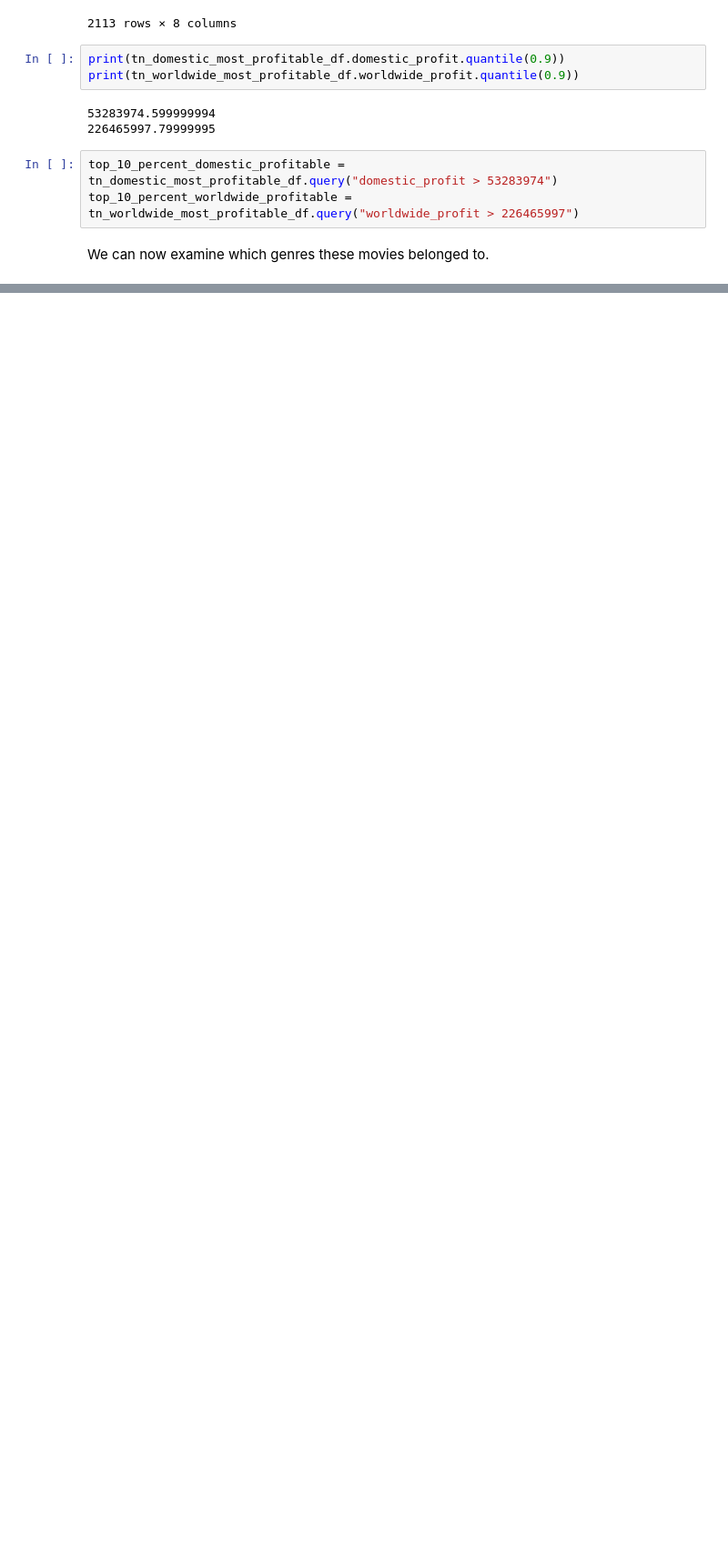
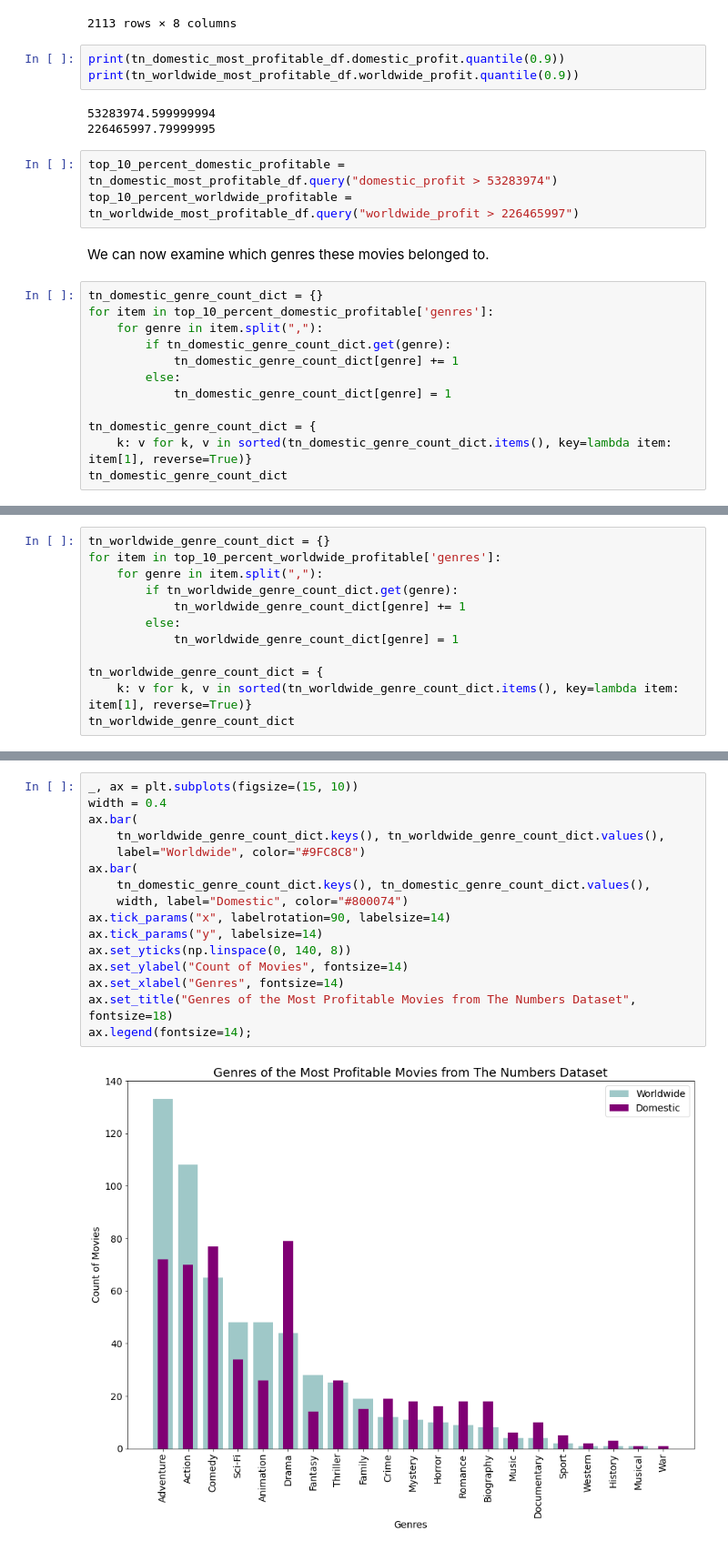
Before and after one commit to Collin9726/box-office-films-analysis, a Jupyter notebook: index.ipynb, the cells around one changed output, grey strips where cells are left out. Shown at 91% size. Saved outputs shown, nothing was run; the diff lists cells and outputs as text; blank space fills up the shorter version.

```diff
--- a/index.ipynb
+++ b/index.ipynb
@@ -743,3 +744,15 @@ top_10_percent_domestic_profitable = tn_domestic_most_profitable_df.query("domes
 top_10_percent_worldwide_profitable = tn_worldwide_most_profitable_df.query("worldwide_profit > 226465997")
 # %% [markdown]
 We can now examine which genres these movies belonged to.
+# %%
+tn_domestic_genre_count_dict = {}
+for item in top_10_percent_domestic_profitable['genres']:
+    for genre in item.split(","):
+        if tn_domestic_genre_count_dict.get(genre):
+            tn_domestic_genre_count_dict[genre] += 1
+        else:
+            tn_domestic_genre_count_dict[genre] = 1
+
+tn_domestic_genre_count_dict = {
+    k: v for k, v in sorted(tn_domestic_genre_count_dict.items(), key=lambda item: item[1], reverse=True)}
+tn_domestic_genre_count_dict
@@ -745,0 +777,12 @@ We can now examine which genres these movies belonged to.
+# %%
+tn_worldwide_genre_count_dict = {}
+for item in top_10_percent_worldwide_profitable['genres']:
+    for genre in item.split(","):
+        if tn_worldwide_genre_count_dict.get(genre):
+            tn_worldwide_genre_count_dict[genre] += 1
+        else:
+            tn_worldwide_genre_count_dict[genre] = 1
+
+tn_worldwide_genre_count_dict = {
+    k: v for k, v in sorted(tn_worldwide_genre_count_dict.items(), key=lambda item: item[1], reverse=True)}
+tn_worldwide_genre_count_dict
@@ -745,0 +812,18 @@ We can now examine which genres these movies belonged to.
+# %%
+_, ax = plt.subplots(figsize=(15, 10))
+width = 0.4
+ax.bar(
+    tn_worldwide_genre_count_dict.keys(), tn_worldwide_genre_count_dict.values(),
+    label="Worldwide", color="#9FC8C8")
+ax.bar(
+    tn_domestic_genre_count_dict.keys(), tn_domestic_genre_count_dict.values(),
+    width, label="Domestic", color="#800074")
+ax.tick_params("x", labelrotation=90, labelsize=14)
+ax.tick_params("y", labelsize=14)
+ax.set_yticks(np.linspace(0, 140, 8))
+ax.set_ylabel("Count of Movies", fontsize=14)
+ax.set_xlabel("Genres", fontsize=14)
+ax.set_title("Genres of the Most Profitable Movies from The Numbers Dataset", fontsize=18)
+ax.legend(fontsize=14);
+# %% [output]
+[figure, added]
```
Also changed, not shown: parts of 6 cells of this notebook.
